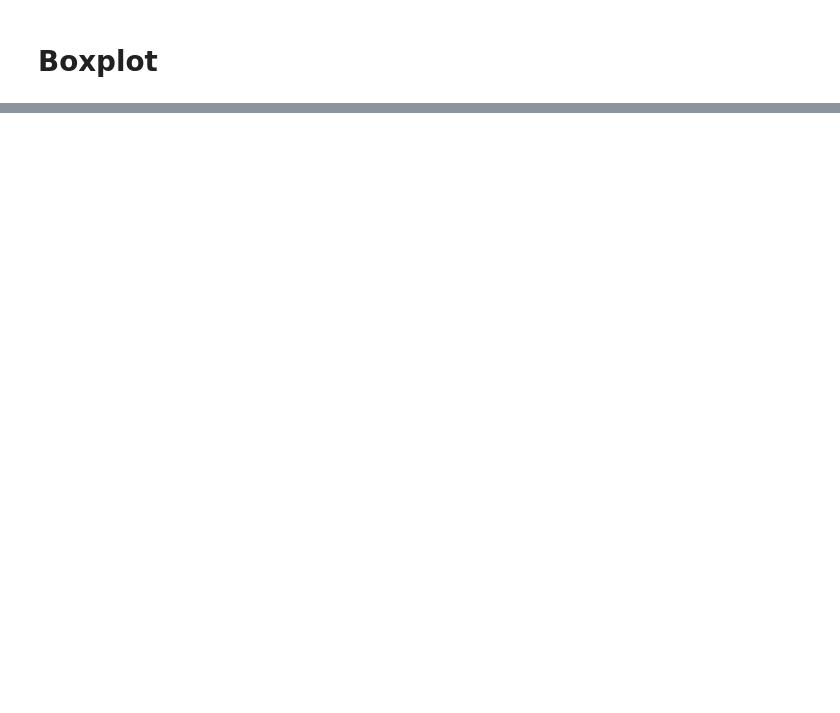
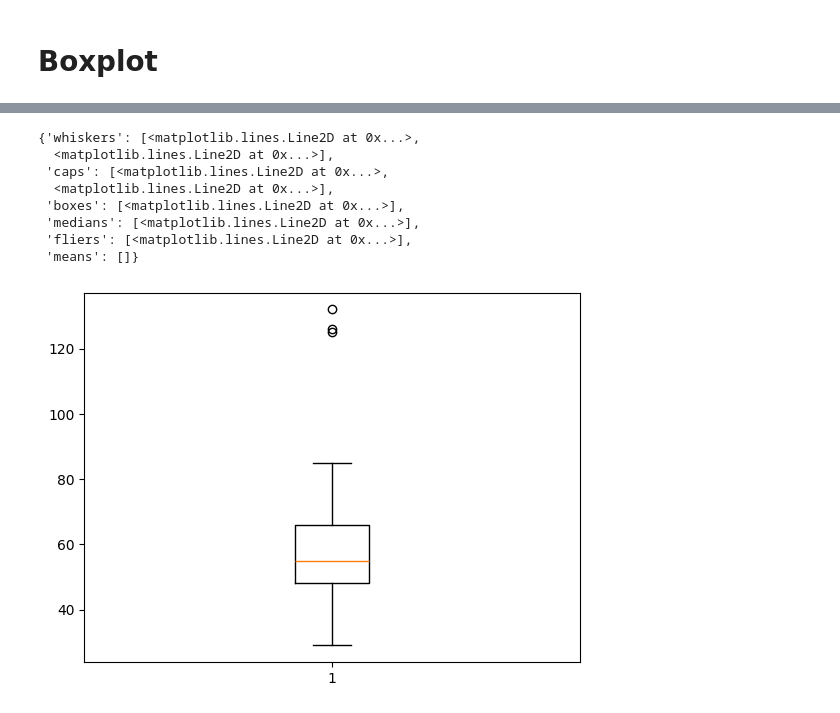
Before and after one commit to DeisyData/Fundamentos_IA, a Jupyter notebook: S5_C2_EDA_marketing_clase.ipynb, the cells around one changed output, grey strips where cells are left out. Drawn from its saved outputs; the diff is of its cells as text; code cells hidden in the pictures; blank space fills up the shorter version.

```diff
--- a/S5_C2_EDA_marketing_clase.ipynb
+++ b/S5_C2_EDA_marketing_clase.ipynb
@@ -235,7 +256,0 @@ df.boxplot(column="Income", by="Marital_Status")
-# %%
-# Un atributo condicional
-df['Age_Group'] = df['Age'].apply(lambda x: 'Children'     if x <= 16
-                                  else (    'Youth'        if 17 <= x <= 30
-                                  else (    'Middle Aged'  if 30 < x <=  45
-                                  else       'Old'    )
-))
@@ -246,3 +257,12 @@ df.head(5)
-# %%
-# Cuánto compró  cada cliente en los últimos  2 años?
-df['Total_Income'] = df['MntWines'] + df['MntFruits'] + df['MntMeatProducts'] + df['MntFishProducts'] + df['MntSweetProducts']
+# %%
+plt.boxplot(df['Edad'])
+# %% [output]
+{'whiskers': [<matplotlib.lines.Line2D at 0x...>,
+  <matplotlib.lines.Line2D at 0x...>],
+ 'caps': [<matplotlib.lines.Line2D at 0x...>,
+  <matplotlib.lines.Line2D at 0x...>],
+ 'boxes': [<matplotlib.lines.Line2D at 0x...>],
+ 'medians': [<matplotlib.lines.Line2D at 0x...>],
+ 'fliers': [<matplotlib.lines.Line2D at 0x...>],
+ 'means': []}
+[figure, added]
```
Also changed, not shown: parts of 18 cells of this notebook.
